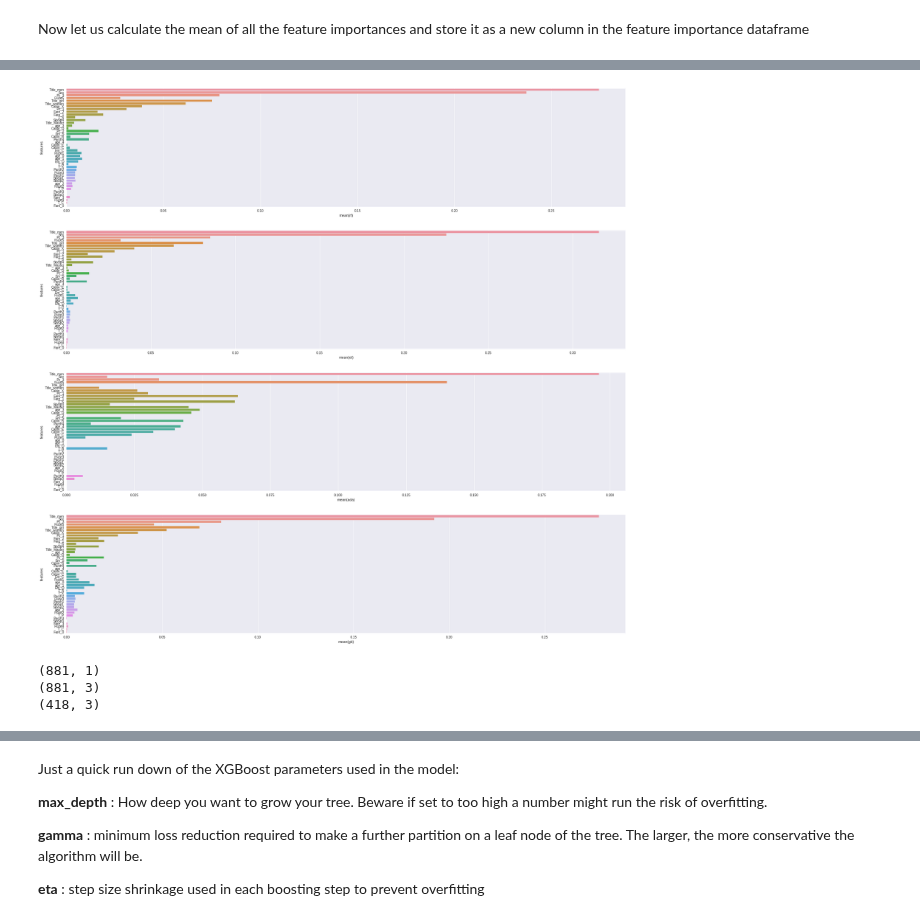
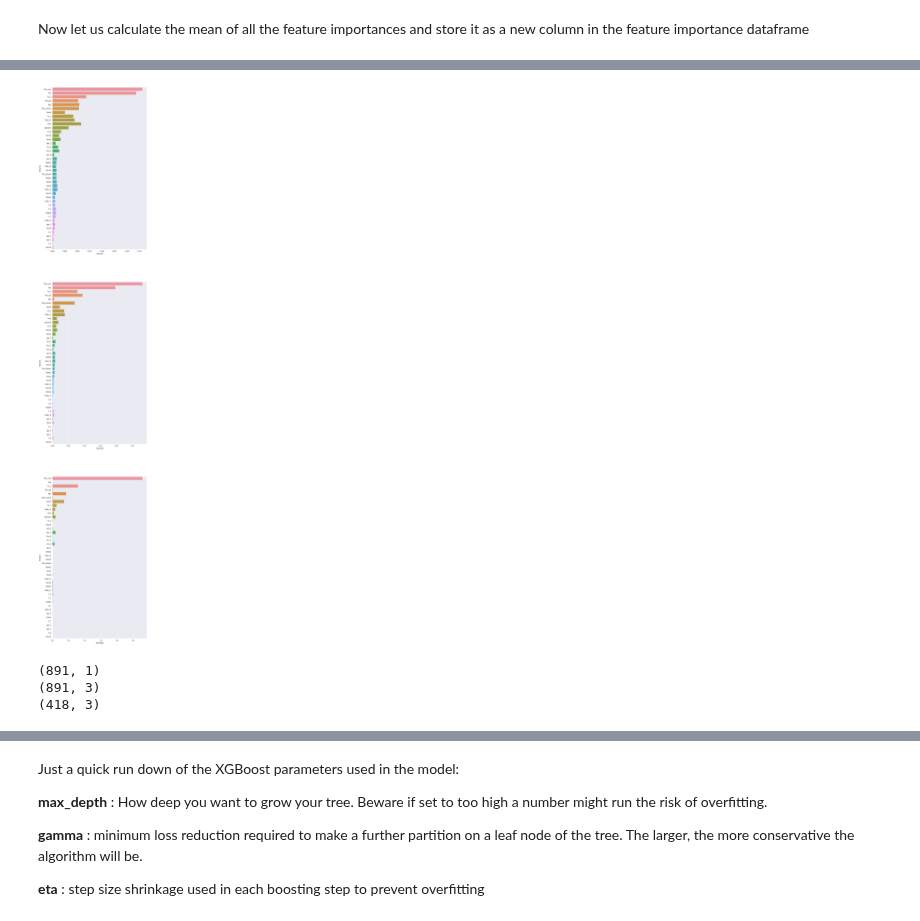
Before and after one commit to ShichengChen/kaggle, a Jupyter notebook: Titanic/titanic_featureSelection4estimator.ipynb, the cells around one changed output, grey strips where cells are left out. Saved outputs shown, nothing was run; the diff lists cells and outputs as text; code cells hidden in the pictures.

```diff
--- a/Titanic/titanic_featureSelection4estimator.ipynb
+++ b/Titanic/titanic_featureSelection4estimator.ipynb
@@ -316,13 +303,8 @@ et_params = {
     'min_samples_leaf': 2,
     'verbose': 0
 }
-et_params = {'bootstrap': False, 'min_samples_leaf': 1, 'n_estimators': 1000,
-             'min_samples_split': 9, 'criterion': 'gini', 'max_features': 2,
-             'max_depth': None}
-et_params={'bootstrap': False, 'min_samples_leaf': 10, 'n_estimators': 750, 'min_samples_split': 80,
-           'criterion': 'gini', 'max_features': 11, 'max_depth': 6}
+et_params={'n_jobs': -1,'bootstrap': False, 'min_samples_leaf': 2, 'n_estimators': 750,
+           'criterion': 'gini', 'min_samples_split': 5, 'max_depth': 4}
 et = ExtraTreesClassifier(**et_params)
 et_oof_train, et_oof_test = get_oof(et,x_train,y_train,test)
-g = plot_learning_curve(et,"et learning curves",x_train,y_train,cv=cv,ylim=ylim(0.75,0.9),
-                       train_sizes=np.linspace(.1, 1.0, 5))
 # %% [output]
@@ -332,17 +318,16 @@ g = plot_learning_curve(et,"et learning curves",x_train,y_train,cv=cv,ylim=ylim(
 rf_params = {
     'n_jobs': -1,
     'n_estimators': 500,
-    'oob_score' : True,
+     'warm_start': True,
+     #'max_features': 0.2,
     'max_depth': 6,
-    'min_samples_leaf': 15,
+    'min_samples_leaf': 2,
     'max_features' : 'sqrt',
     'verbose': 0
 }
-#0.850170261067
-rf_params={'oob_score': True, 'min_samples_leaf': 10, 'n_estimators': 750,
-           'min_samples_split': 40, 'max_features': 10, 'max_depth': 10}
-#0.82633
+#0.87317620651
+'''rf_params={'warm_start': True, 'max_features' : 'sqrt', 'min_samples_leaf': 2,
+           'n_estimators': 500, 'max_depth': 4,'n_jobs':-1}'''
 rf = RandomForestClassifier(**rf_params)
 rf_oof_train, rf_oof_test = get_oof(rf,x_train,y_train,test)
-g = plot_learning_curve(rf,"RF mearning curves",x_train,y_train,cv=cv,train_sizes=np.linspace(.1, 1.0, 10))
 # %% [output]
@@ -375,10 +364,8 @@ gb_params = {
 
 #The above two points are directly a result of the bias-variance tradeoff.
 #Deeper trees reduces the bias; more trees reduces the variance.
-gb_params={'loss': 'deviance', 'learning_rate': 0.001, 'min_samples_leaf': 10,
-           'n_estimators': 750, 'max_features': 12, 'max_depth': 12}
-#0.8354
+gb_params={'n_estimators': 750, 'loss': 'deviance', 'learning_rate': 0.001, 'max_depth': 8,
+           'min_samples_leaf': 13}
 gb = GradientBoostingClassifier(**gb_params)
 gb_oof_train, gb_oof_test = get_oof(gb,x_train,y_train,test)
-g = plot_learning_curve(gb,"GradientBoosting learning curves",x_train,y_train,cv=cv)
 # %% [output]
@@ -420,9 +410,10 @@ cols = dataset.columns.values[1:]
 feature_dataframe = pd.DataFrame( {'features': cols,
      'rf': rf_features,
      'et': et_features,
-      'ada': ada_features,
+      #'ada': ada_features,
     'gb': gb_features
     })
-feature_dataframe = feature_dataframe[['features','rf','et','ada','gb']]
+#feature_dataframe = feature_dataframe[['features','rf','et','ada','gb']]
+feature_dataframe = feature_dataframe[['features','rf','et','gb']]
 feature_dataframe.head()
 # %% [output]
@@ -457,18 +448,19 @@ array(['Title_men', 'Sex', 'Pc_3', 'Fsize5', 'Title_girl', 'Title_women',
 # %%
-_,ax=plt.subplots(4,1,figsize=(30,30))
-for i,classify in enumerate(important.columns.values[1:5:]):
+_,ax=plt.subplots(3,1,figsize=(30,60))
+_.set_size_inches(10, 60)
+for i,classify in enumerate(important.columns.values[1:4]):
     sns.barplot(y='features',x=classify,data=important,ax=ax[i])
 # %% [output]
-[figure, old version]
+[figure, new version]
 # %%
 print et_oof_train.shape
-x_train_stack = np.concatenate(( et_oof_train, rf_oof_train,svc_oof_train), axis=1)
-x_test_stack = np.concatenate(( et_oof_test, rf_oof_test,svc_oof_test), axis=1)
+x_train_stack = np.concatenate(( et_oof_train, rf_oof_train,gb_oof_train), axis=1)
+x_test_stack = np.concatenate(( et_oof_test, rf_oof_test,gb_oof_test), axis=1)
 print x_train_stack.shape
 print x_test_stack.shape
 # %% [output]
-(881, 1)
-(881, 3)
+(891, 1)
+(891, 3)
 (418, 3)
 # %%
 gbm = xgb.XGBClassifier(
```
Also changed, not shown: parts of 26 cells of this notebook, 6 other files.
